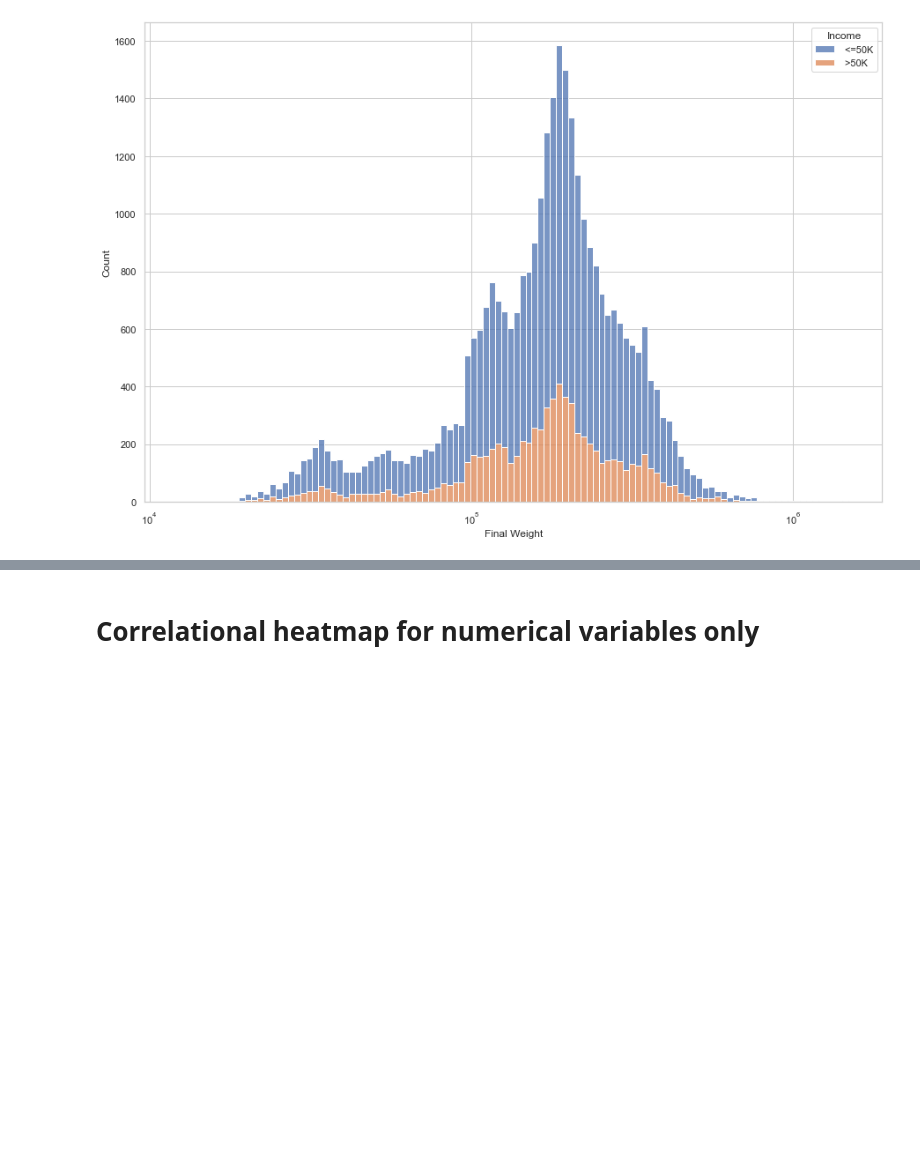
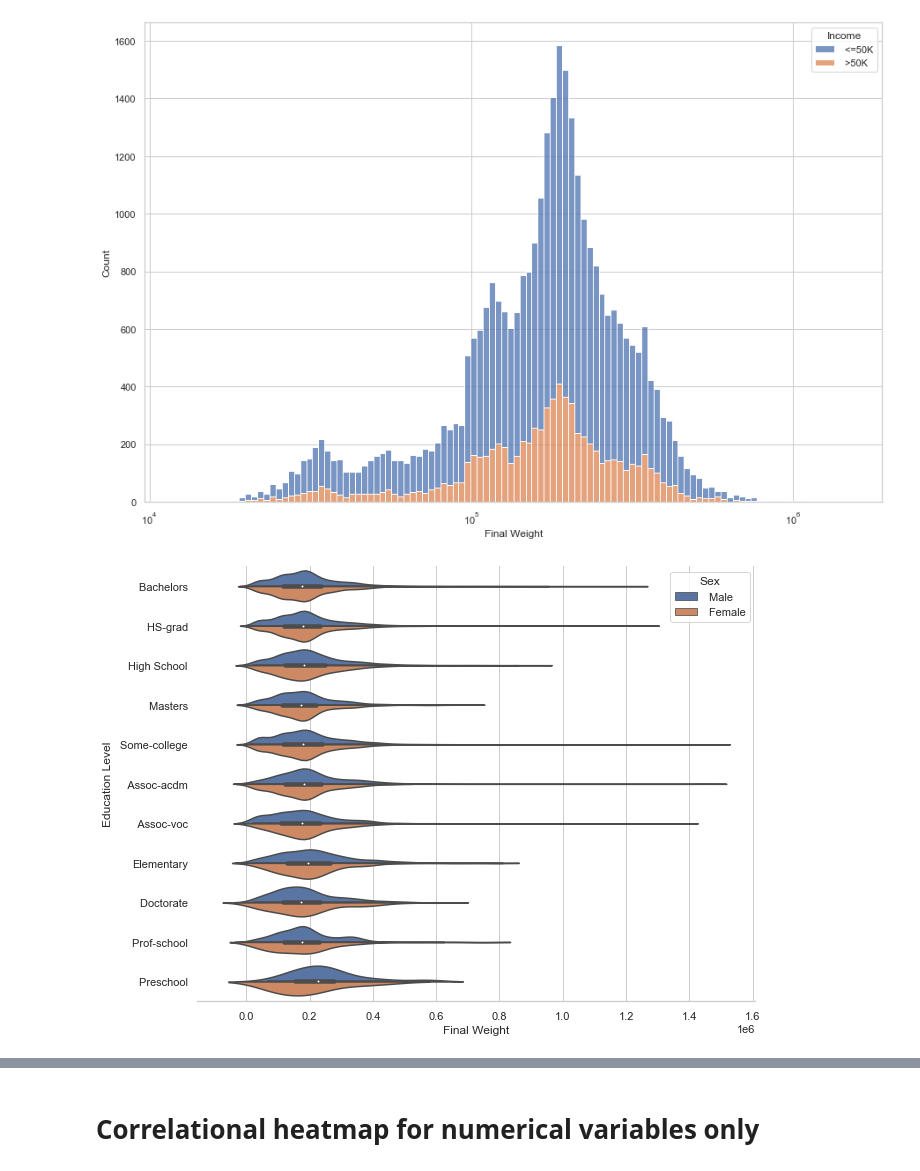
Before and after one commit to data301-2021-summer2/project-group6-project, a Jupyter notebook: analysis/EDA.ipynb, the cells around one changed output, grey strips where cells are left out. Drawn from its saved outputs; the diff is of its cells as text; code cells hidden in the pictures; blank space fills up the shorter version.

Commit message:
playing with data visualization

```diff
--- a/analysis/EDA.ipynb
+++ b/analysis/EDA.ipynb
@@ -111,3 +111,10 @@ sns.histplot(data=df, x="Final Weight", hue="Income", multiple="stack", log_scal
 # %% [output]
 <AxesSubplot:xlabel='Final Weight', ylabel='Count'>
 [figure]
+# %%
+plt.figure(figsize=(10,8))
+sns.violinplot(data=df, x="Final Weight", y="Education Level", hue="Sex", orient='h',
+               split=True)
+sns.despine(left=True)
+# %% [output]
+[figure, added]
```
Also changed, not shown: parts of 2 cells of this notebook, 1 other file.
